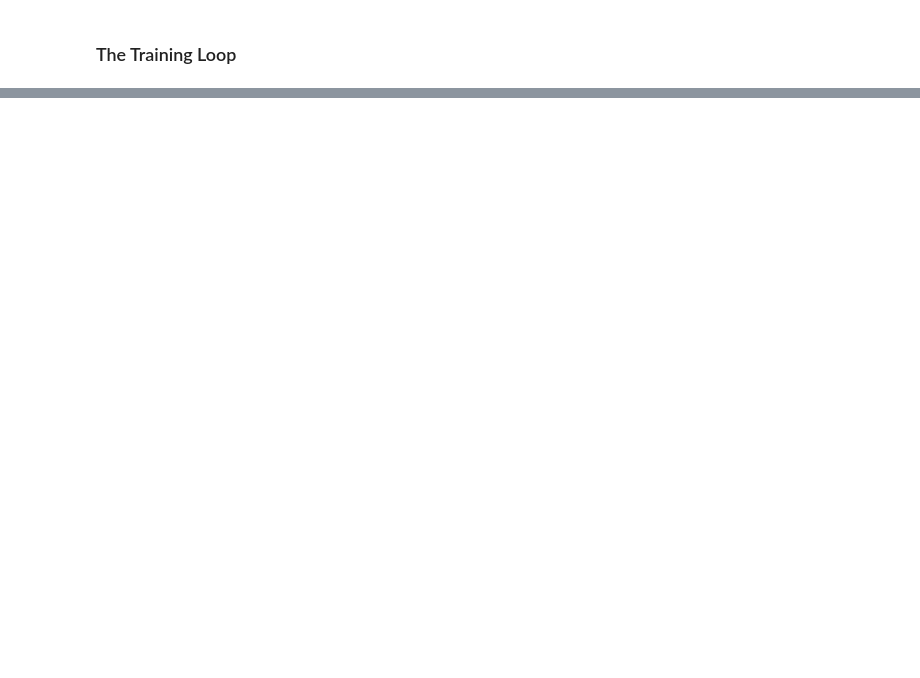
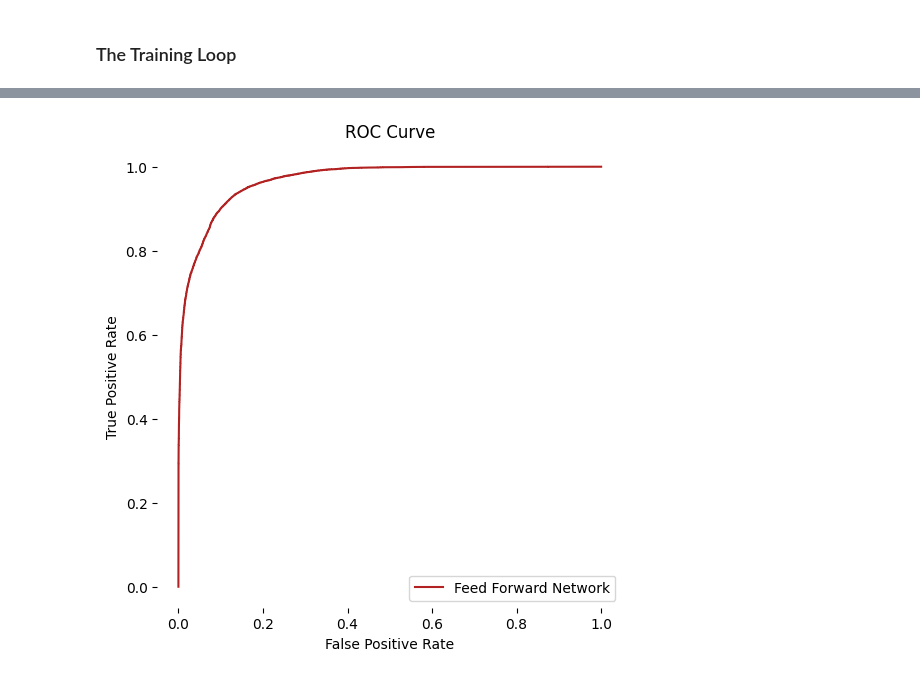
Before and after one commit to AlejandroCiuba/PyLing, a Jupyter notebook: classifiers.ipynb, the cells around one changed output, grey strips where cells are left out. Drawn from its saved outputs; the diff is of its cells as text; code cells hidden in the pictures; blank space fills up the shorter version.

```diff
--- a/classifiers.ipynb
+++ b/classifiers.ipynb
@@ -652,0 +749,4 @@ TypeError: default_collate: batch must contain tensors, numpy arrays, numbers, d
+# %%
+plot_roc_curve(y_test, probabilities, label="Feed Forward Network")
+# %% [output]
+[figure, added]
```
Also changed, not shown: parts of 53 cells of this notebook.
